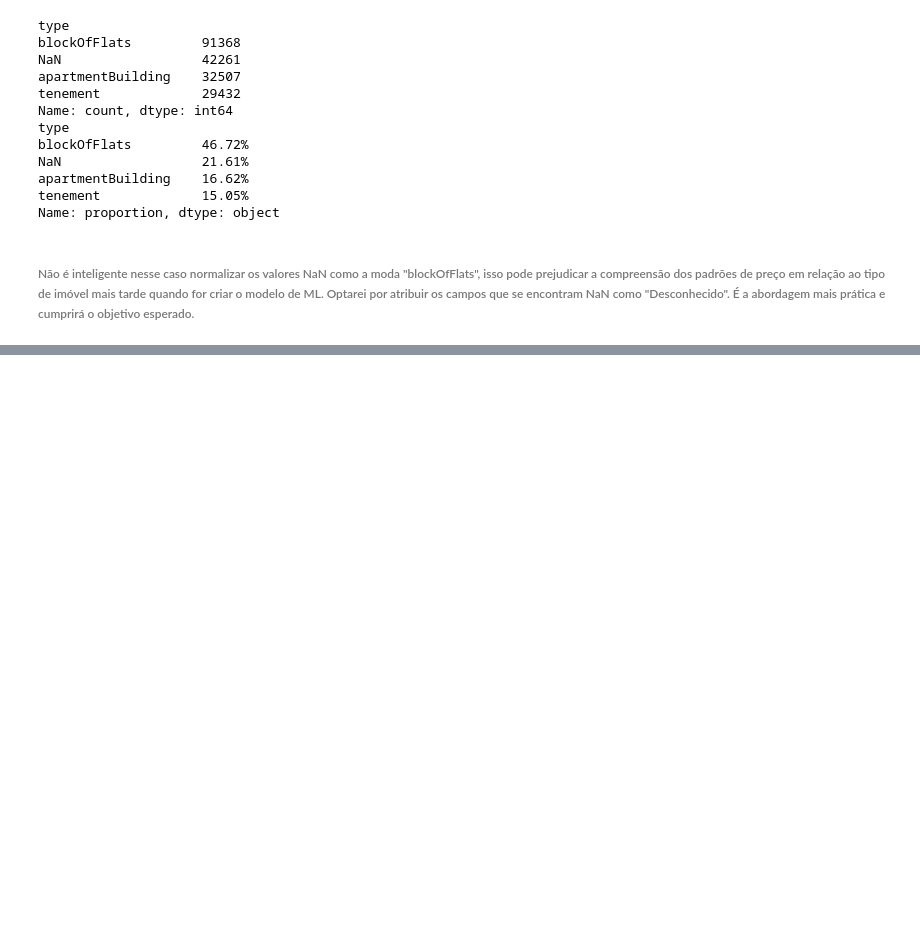
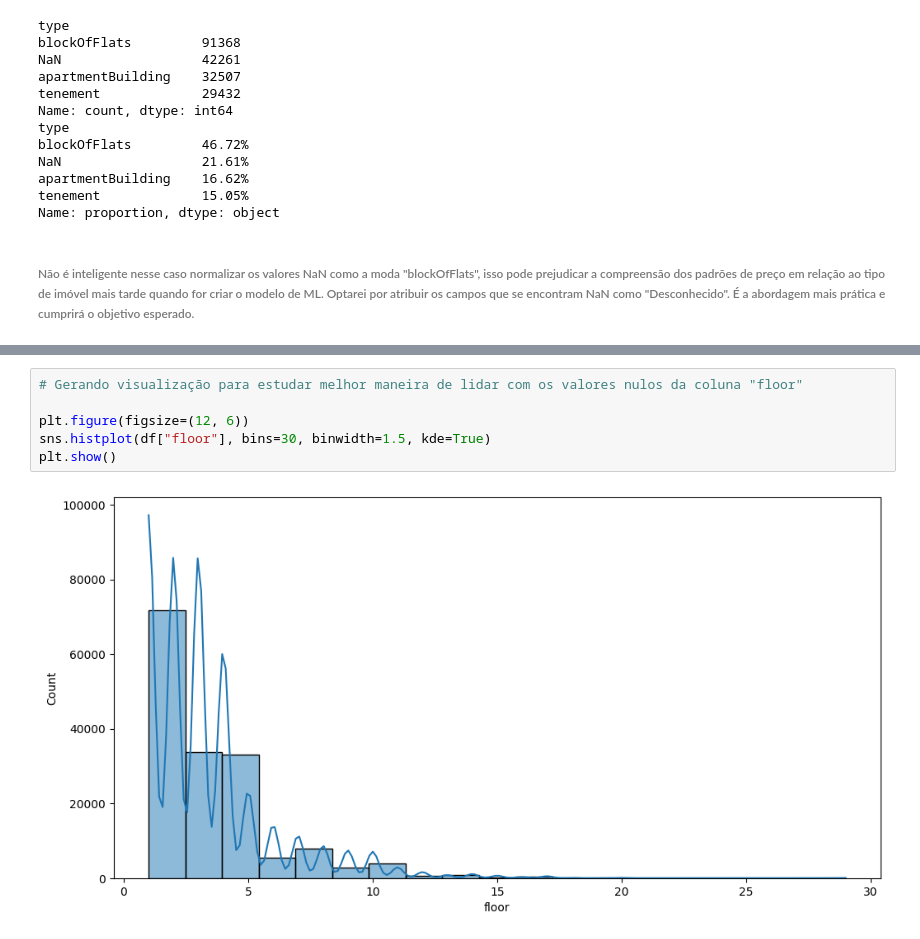
Before and after one commit to HeuerBcH/personal-project, a Jupyter notebook: dados_pipeline/data_cleaning.ipynb, the cells around one changed output, grey strips where cells are left out. Saved outputs shown, nothing was run; the diff lists cells and outputs as text; blank space fills up the shorter version.

```diff
--- a/dados_pipeline/data_cleaning.ipynb
+++ b/dados_pipeline/data_cleaning.ipynb
@@ -151,0 +173,8 @@ Name: proportion, dtype: float64
+# %%
+# Gerando visualização para estudar melhor maneira de lidar com os valores nulos da coluna "floor"
+
+plt.figure(figsize=(12, 6))
+sns.histplot(df["floor"], bins=30, binwidth=1.5, kde=True)
+plt.show()
+# %% [output]
+[figure, added]
```
Also changed, not shown: parts of 32 cells of this notebook.
